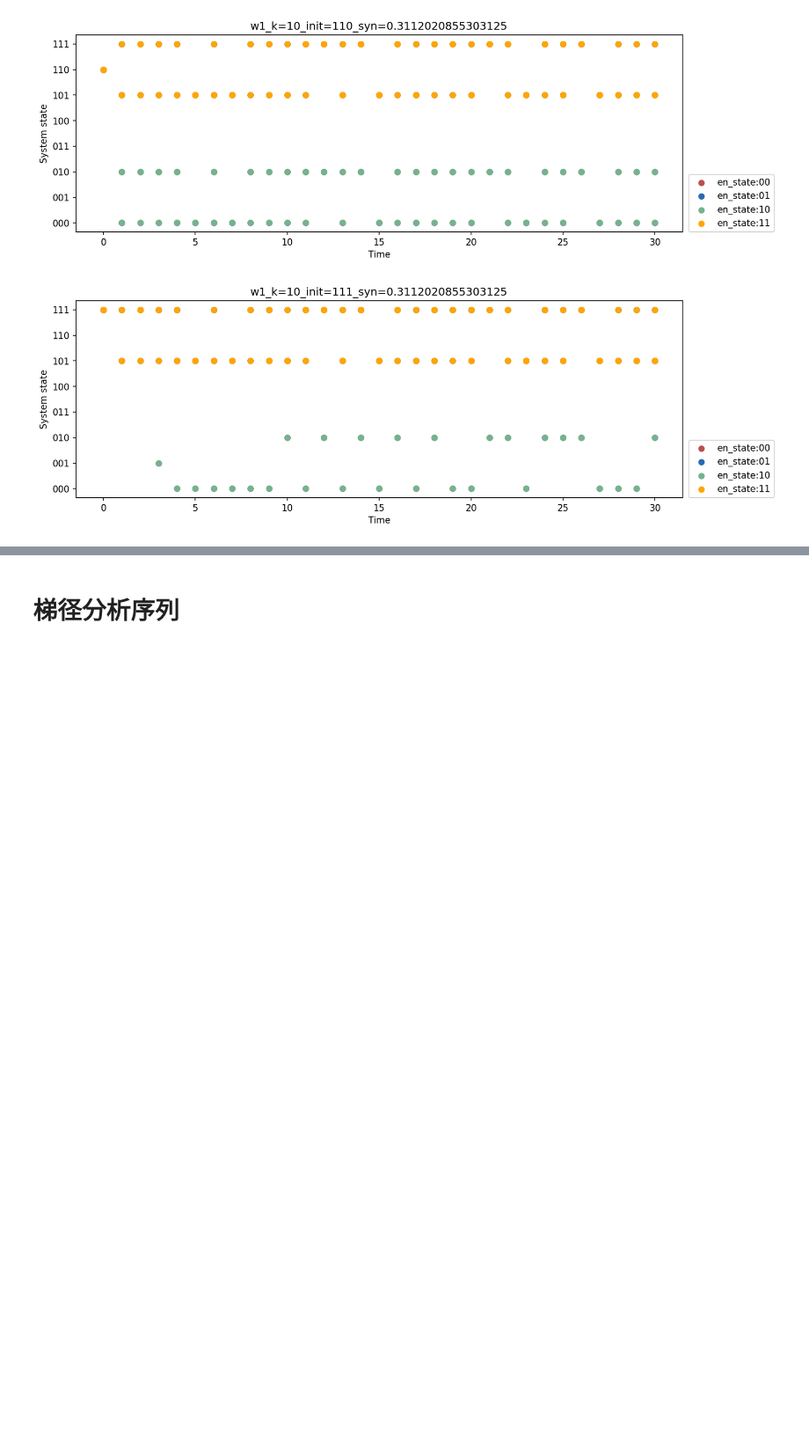
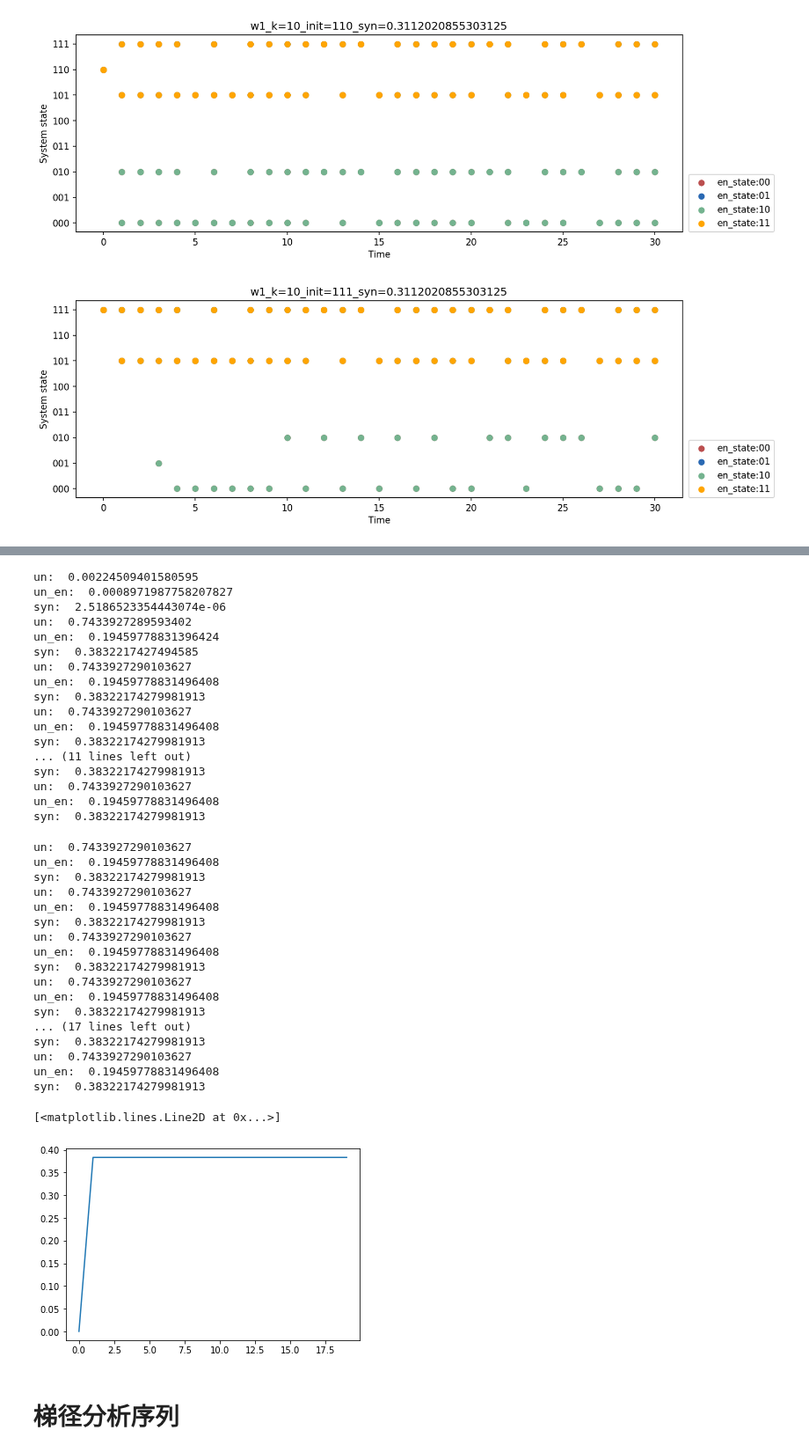
Before and after one commit to Lyn1216/Local-EI-project, a Jupyter notebook: exp/bool_network/grn/iit_tpm.ipynb, the cells around one changed output, grey strips where cells are left out. Shown at 88% size. Saved outputs shown, nothing was run; the diff lists cells and outputs as text; code cells hidden in the pictures; blank space fills up the shorter version.

```diff
--- a/exp/bool_network/grn/iit_tpm.ipynb
+++ b/exp/bool_network/grn/iit_tpm.ipynb
@@ -212,3 +198,79 @@ syn:  0.04998581295050661
+# %%
+w2 = {
+    'w1': 0.5,
+    'w2': 0.5,
+    'w3': 0.5,
+    'w4': 0.5,
+    'w11': 0.5,
+    'w12': 0,
+    'w13': 0,
+    'w6': 0
+}
+
+bnet = {
+    ('A', 'B'): 'w1',
+    ('B', 'A'): 'w1',
+    ('A', 'C'): 'w2',
+    ('C', 'A'): 'w2',
+    ('B', 'C'): 'w3',
+    ('C', 'B'): 'w3',
+    ('A', 'A'): 'w4',
+    ('B', 'B'): 'w4',
+    ('C', 'C'): 'w4',
+    ('E1', 'A'): 'w11',
+    ('E1', 'B'): 'w12',
+    ('E1', 'C'): 'w13',
+    ('E2', 'A'): 'w6',
+    ('E2', 'B'): 'w6',
+    ('E2', 'C'): 'w6',
+}
+# %%
+import matplotlib.pyplot as plt
+import numpy as np
+
+syn_list = []
+for k in np.linspace(0.1, 1000, 20):
+    tpm, tpm_v = make_tpm(bnet, w2, k=k)
+    un_sys, un_en, syn, tpm_dic = iit_tpm_cal(tpm_v, mech_size=3, en_size=2)
+    syn_list.append(syn)
+plt.plot(syn_list)
+# %% [output]
+un:  0.00224509401580595
+un_en:  0.0008971987758207827
+syn:  2.5186523354443074e-06
+un:  0.7433927289593402
+un_en:  0.19459778831396424
+syn:  0.3832217427494585
+un:  0.7433927290103627
+un_en:  0.19459778831496408
+syn:  0.38322174279981913
+un:  0.7433927290103627
+un_en:  0.19459778831496408
+syn:  0.38322174279981913
+... (11 lines left out)
+syn:  0.38322174279981913
+un:  0.7433927290103627
+un_en:  0.19459778831496408
+syn:  0.38322174279981913
+un:  0.7433927290103627
+un_en:  0.19459778831496408
+syn:  0.38322174279981913
+un:  0.7433927290103627
+un_en:  0.19459778831496408
+syn:  0.38322174279981913
+un:  0.7433927290103627
+un_en:  0.19459778831496408
+syn:  0.38322174279981913
+un:  0.7433927290103627
+un_en:  0.19459778831496408
+syn:  0.38322174279981913
+... (17 lines left out)
+syn:  0.38322174279981913
+un:  0.7433927290103627
+un_en:  0.19459778831496408
+syn:  0.38322174279981913
+[<matplotlib.lines.Line2D at 0x...>]
+[figure, added]
 # %% [markdown]
 # 梯径分析序列
 # %%
```
Also changed, not shown: parts of 2 cells of this notebook, 1 other file.
